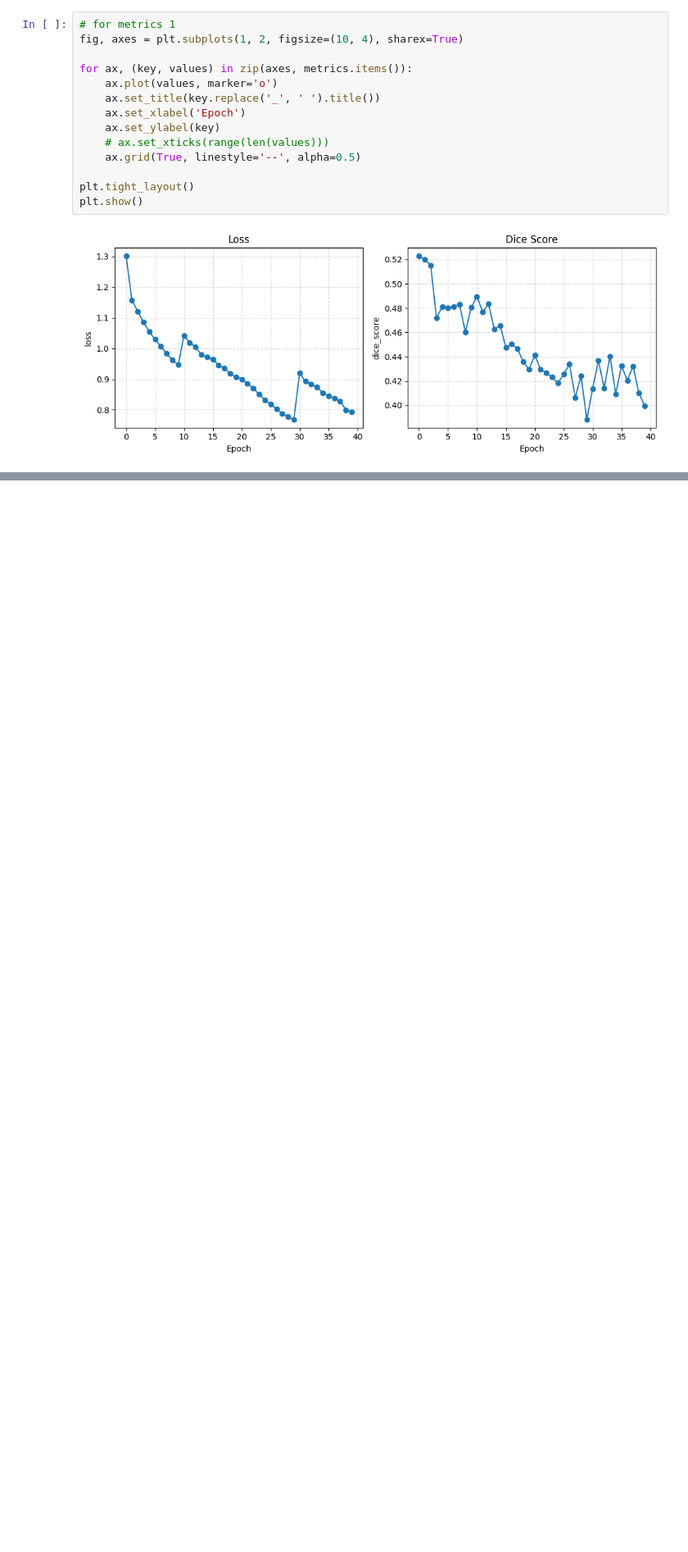
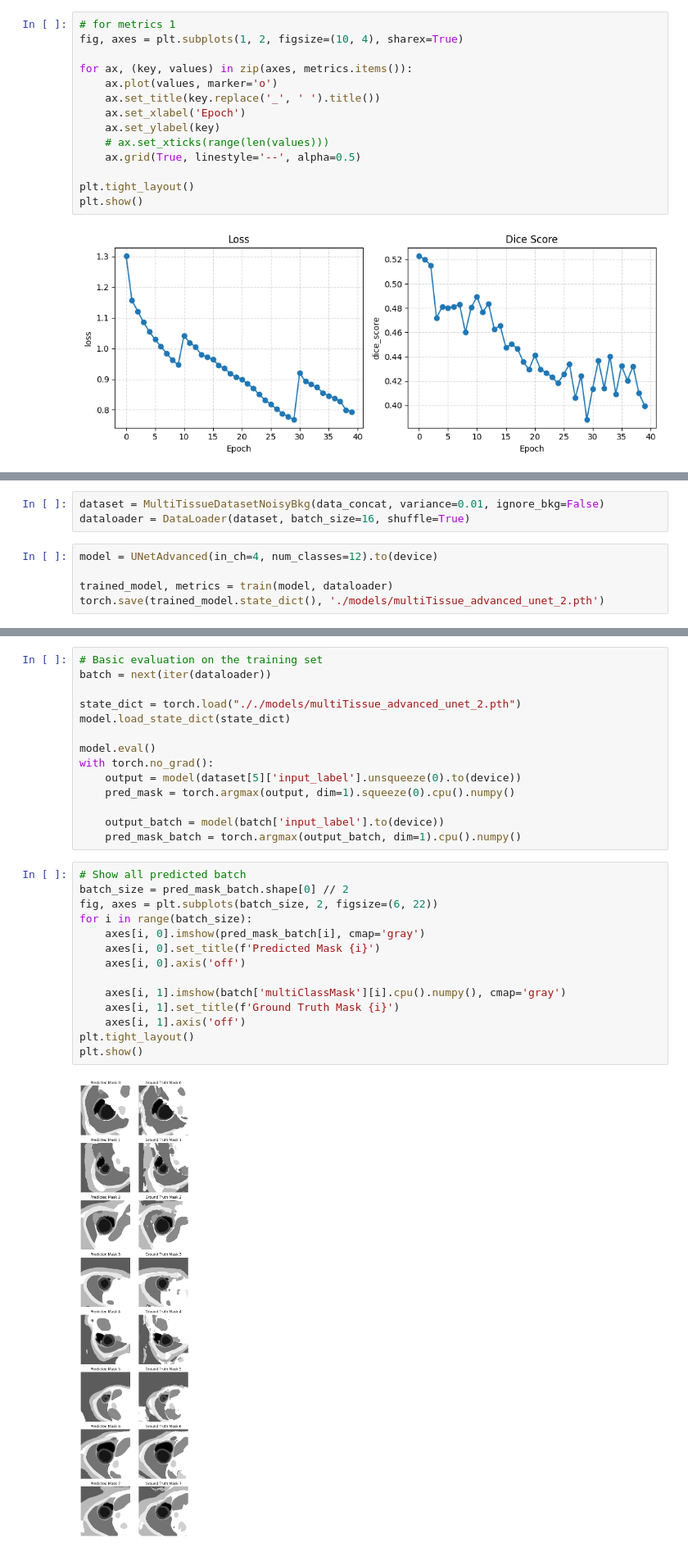
Before and after one commit to paolodc5/CMR_synthesis, a Jupyter notebook: mt_unet_adv_train.ipynb, the cells around one changed output, grey strips where cells are left out. Shown at 82% size. Cells and saved outputs as stored; diff of their text form; blank space fills up the shorter version.

Commit message:
New data analysis and preprocessing

```diff
--- a/mt_unet_adv_train.ipynb
+++ b/mt_unet_adv_train.ipynb
@@ -192,0 +199,8 @@ plt.show()
+# %%
+dataset = MultiTissueDatasetNoisyBkg(data_concat, variance=0.01, ignore_bkg=False)
+dataloader = DataLoader(dataset, batch_size=16, shuffle=True)
+# %%
+model = UNetAdvanced(in_ch=4, num_classes=12).to(device)
+
+trained_model, metrics = train(model, dataloader)
+torch.save(trained_model.state_dict(), './models/multiTissue_advanced_unet_2.pth')
@@ -192,0 +221,30 @@ plt.show()
+# %%
+# Basic evaluation on the training set
+batch = next(iter(dataloader))
+
+state_dict = torch.load("././models/multiTissue_advanced_unet_2.pth")
+model.load_state_dict(state_dict)
+
+model.eval()
+with torch.no_grad():
+    output = model(dataset[5]['input_label'].unsqueeze(0).to(device))
+    pred_mask = torch.argmax(output, dim=1).squeeze(0).cpu().numpy()
+
+    output_batch = model(batch['input_label'].to(device))
+    pred_mask_batch = torch.argmax(output_batch, dim=1).cpu().numpy()
+# %%
+# Show all predicted batch
+batch_size = pred_mask_batch.shape[0] // 2
+fig, axes = plt.subplots(batch_size, 2, figsize=(6, 22))
+for i in range(batch_size):
+    axes[i, 0].imshow(pred_mask_batch[i], cmap='gray')
+    axes[i, 0].set_title(f'Predicted Mask {i}')
+    axes[i, 0].axis('off')
+
+    axes[i, 1].imshow(batch['multiClassMask'][i].cpu().numpy(), cmap='gray')
+    axes[i, 1].set_title(f'Ground Truth Mask {i}')
+    axes[i, 1].axis('off')
+plt.tight_layout()
+plt.show()
+# %% [output]
+[figure, added]
```
Also changed, not shown: parts of 8 cells of this notebook, 4 other files.
